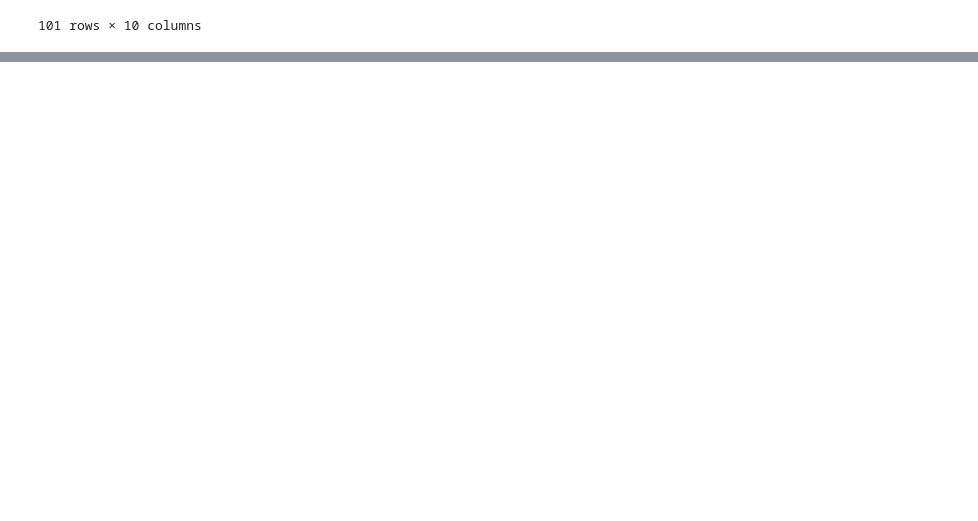
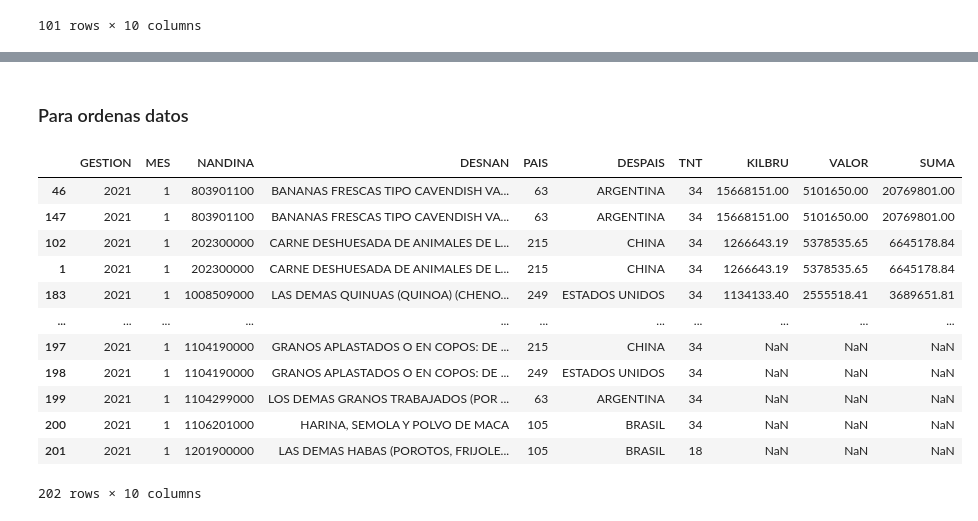
Before and after one commit to WilderGitHub/MCD, a Jupyter notebook: piton/tips2.ipynb, the cells around one changed output, grey strips where cells are left out. Saved outputs shown, nothing was run; the diff lists cells and outputs as text; code cells hidden in the pictures; blank space fills up the shorter version.

```diff
--- a/piton/tips2.ipynb
+++ b/piton/tips2.ipynb
@@ -101,0 +121,18 @@ auxañadido
+# %% [markdown]
+###  Para ordenas datos
+# %%
+añadidoplus.sort_values(by="SUMA", ascending=False)
+# %% [output]
+|  | GESTION | MES | NANDINA | DESNAN | PAIS | DESPAIS | TNT | KILBRU | VALOR | SUMA |
+| 46 | 2021 | 1 | 803901100 | BANANAS FRESCAS TIPO CAVENDISH VA... | 63 | ARGENTINA | 34 | 15668151.00 | 5101650.00 | 20769801.00 |
+| 147 | 2021 | 1 | 803901100 | BANANAS FRESCAS TIPO CAVENDISH VA... | 63 | ARGENTINA | 34 | 15668151.00 | 5101650.00 | 20769801.00 |
+| 102 | 2021 | 1 | 202300000 | CARNE DESHUESADA DE ANIMALES DE L... | 215 | CHINA | 34 | 1266643.19 | 5378535.65 | 6645178.84 |
+| 1 | 2021 | 1 | 202300000 | CARNE DESHUESADA DE ANIMALES DE L... | 215 | CHINA | 34 | 1266643.19 | 5378535.65 | 6645178.84 |
+| 183 | 2021 | 1 | 1008509000 | LAS DEMAS QUINUAS (QUINOA) (CHENO... | 249 | ESTADOS UNIDOS | 34 | 1134133.40 | 2555518.41 | 3689651.81 |
+| ... | ... | ... | ... | ... | ... | ... | ... | ... | ... | ... |
+| 197 | 2021 | 1 | 1104190000 | GRANOS APLASTADOS O EN COPOS: DE ... | 215 | CHINA | 34 | NaN | NaN | NaN |
+| 198 | 2021 | 1 | 1104190000 | GRANOS APLASTADOS O EN COPOS: DE ... | 249 | ESTADOS UNIDOS | 34 | NaN | NaN | NaN |
+| 199 | 2021 | 1 | 1104299000 | LOS DEMAS GRANOS TRABAJADOS (POR ... | 63 | ARGENTINA | 34 | NaN | NaN | NaN |
+| 200 | 2021 | 1 | 1106201000 | HARINA, SEMOLA Y POLVO DE MACA | 105 | BRASIL | 34 | NaN | NaN | NaN |
+| 201 | 2021 | 1 | 1201900000 | LAS DEMAS HABAS (POROTOS, FRIJOLE... | 105 | BRASIL | 18 | NaN | NaN | NaN |
+202 rows × 10 columns
```
Also changed, not shown: parts of 1 cell of this notebook, 2 other files.
